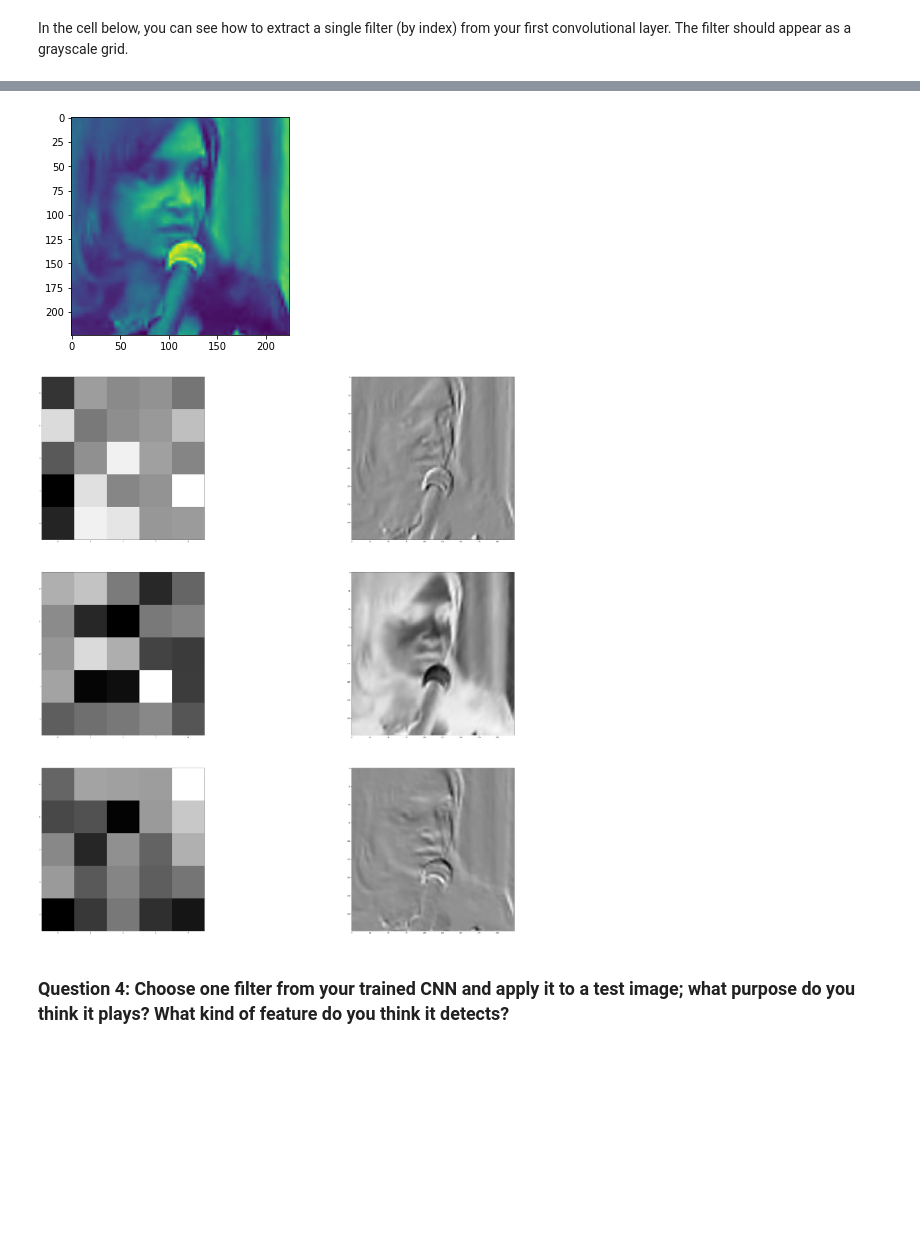
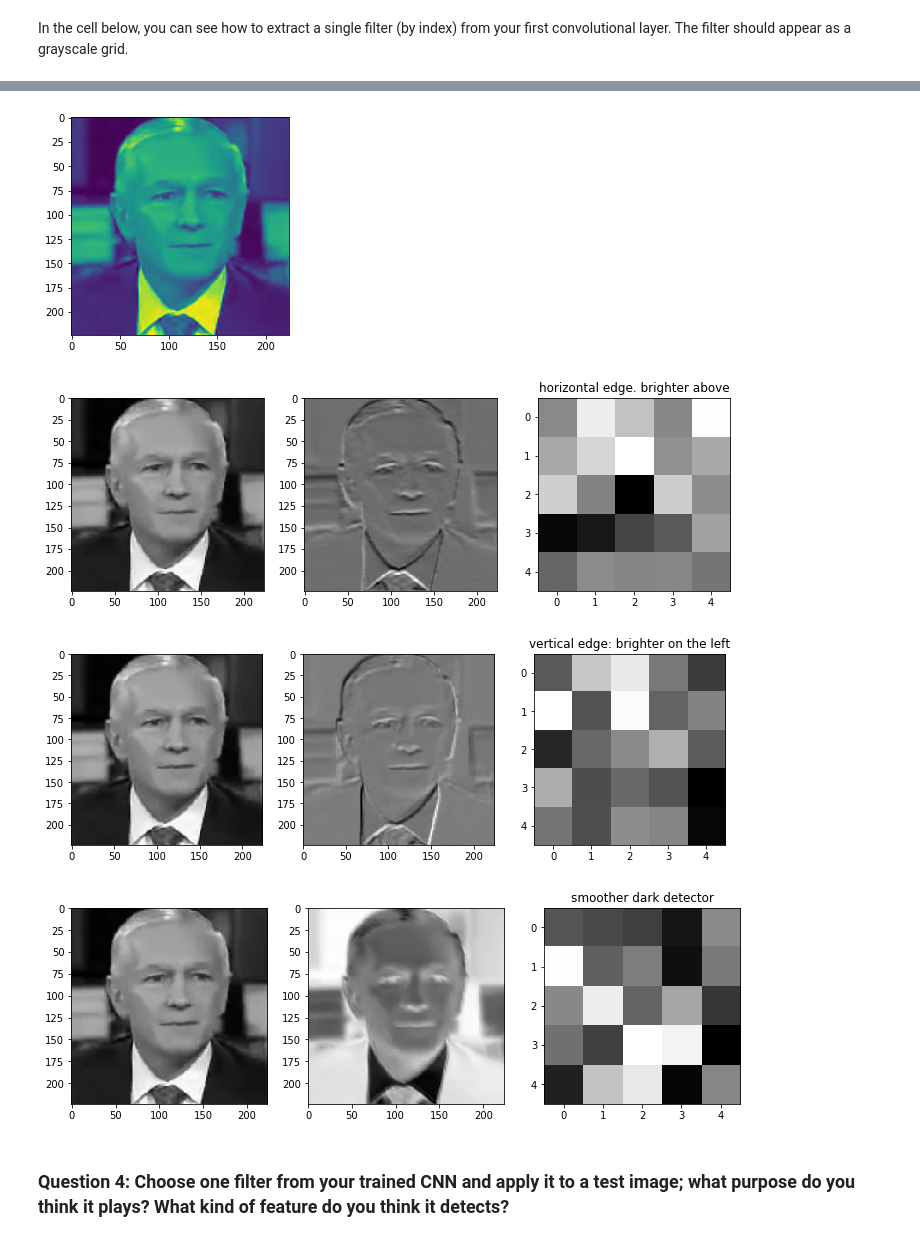
Before and after one commit to gotamist/vision, a Jupyter notebook: 2_Define_the_Network_Architecture.ipynb, the cells around one changed output, grey strips where cells are left out. Cells and saved outputs as stored; diff of their text form; code cells hidden in the pictures; blank space fills up the shorter version.

```diff
--- a/2_Define_the_Network_Architecture.ipynb
+++ b/2_Define_the_Network_Architecture.ipynb
@@ -122,12 +122,13 @@ Net(
 # %% [markdown]
 ### Trying multiple GPUs
 # %%
+cudaflag = True
 def cudafy(tensor):
-    return tensor.cuda() if torch.cuda.is_available() else tensor
+    return tensor.cuda() if (torch.cuda.is_available() and cudaflag) else tensor
 
 # Instructions from https://pytorch.org/tutorials/beginner/blitz/data_parallel_tutorial.html
-device = torch.device("cuda:0" if torch.cuda.is_available() else "cpu")
-if torch.cuda.device_count() > 1:
+device = torch.device("cuda:0" if (torch.cuda.is_available() and cudaflag) else "cpu")
+if (torch.cuda.device_count() > 1  and cudaflag):
     print("Let's use", torch.cuda.device_count(), "GPUs!")
   # dim = 0 [30, xxx] -> [10, ...], [10, ...], [10, ...] on 3 GPUs
     net = nn.DataParallel(net)
@@ -612,53 +614,51 @@ Next, choose a test image and filter it with one of the convolutional kernels in
 ### TODO: Filter an image to see the effect of a convolutional kernel
 ---
 # %%
+import cv2
 ##TODO: load in and display any image from the transformed test dataset
 # obtain one batch of testing images
-# img=test_images[0]
 
 # un-transform the image data
-image = test_images[2].data  # get the image from it's Variable wrapper
+image = test_images[5].data  # get the image from it's Variable wrapper
 image = image.cpu().numpy()   # convert to numpy array from a Tensor
 image = np.transpose(image, (1, 2, 0))   # transpose to go from torch to numpy image
 image = np.squeeze(image)
 plt.imshow(image)
 
 # # Use OpenCV's filter2D function
 # # apply a specific set of filter weights (like the one's displayed above) to the test image
 # weights = net.conv1.weight.data
 weights = net.module.conv1.weight.cpu().data
 w = weights.numpy()
 
-import cv2
-# plt.imshow(img, cmap='gray')
+
 # ## TODO: Using cv's filter2D function,
 # ## apply a specific set of filter weights (like the one displayed above) to the test image
+# Use the commented portion below to choose a few filters to see
+# for i in range(w.shape[0]):
+#     f, (ax1, ax2, ax3) = plt.subplots(ncols=3, nrows=1, figsize=(10, 10))
+#     filtered = cv2.filter2D(image, -1, w[i][0])
+#     ax1.imshow(image, cmap='gray')
+#     ax2.imshow(filtered, cmap='gray')
+#     ax3.imshow(w[i][0], cmap='gray')
+#     ax3.set_title(str(i))
+#     plt.tight_layout()
 
-fig=plt.figure(figsize=(60, 60))
-filters=[3,5,6]
-f_names=['dark detector','vertical edge: brighter on the right','horizontal edge. brighter below']
-columns = 2
+filters=[4,15,27]
+f_names=['horizontal edge. brighter above','vertical edge: brighter on the left','smoother dark detector']
 rows = len(filters)
-# for i in range(0, columns*rows):
-# for i in range(0, rows*columns):
-#     fig.add_subplot(rows, columns, i+1)
-#     if ((i%2)==0):
-#         plt.imshow(w[filters[int(i/2)]][0], cmap='gray')
-#     else:
-#         c = cv2.filter2D(image, -1, w[filters[int((i-1)/2)]][0])
-#         plt.imshow(c, cmap='gray')
-# plt.show()
-
-for i in range(0, rows*columns):
-    fig.add_subplot(rows, columns, i+1)
-    if ((i%2)==0):
-        plt.imshow(w[filters[int(i/2)]][0], cmap='gray')
-    else:
-        c = cv2.filter2D(image, -1, w[filters[int((i-1)/2)]][0])
-        plt.imshow(c, cmap='gray')
-plt.show()
+for i in range(rows):
+    f, (ax1, ax2, ax3) = plt.subplots(ncols=3, nrows=1, figsize=(10, 10))
+    filtered = cv2.filter2D(image, -1, w[i][0])
+    ax1.imshow(image, cmap='gray')
+    ax2.imshow(filtered, cmap='gray')
+    ax3.imshow(w[i][0], cmap='gray')
+    ax3.set_title(f_names[i])
+    plt.tight_layout()
 # %% [output]
-[figure, old version]
+[figure, new version]
-[figure, old version]
+[figure, new version]
+[figure, added]
+[figure, added]
 # %% [markdown]
 ### Question 4: Choose one filter from your trained CNN and apply it to a test image; what purpose do you think it plays? What kind of feature do you think it detects?
```
Also changed, not shown: parts of 12 cells of this notebook.
